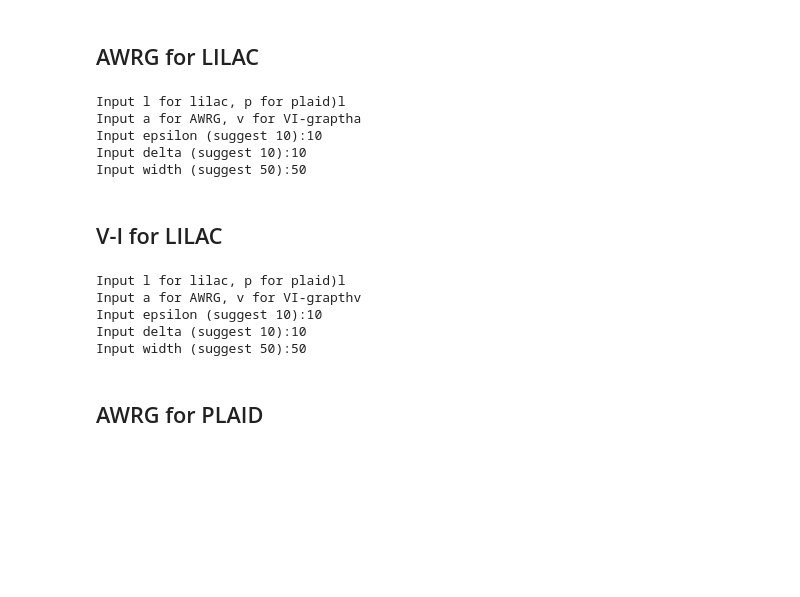
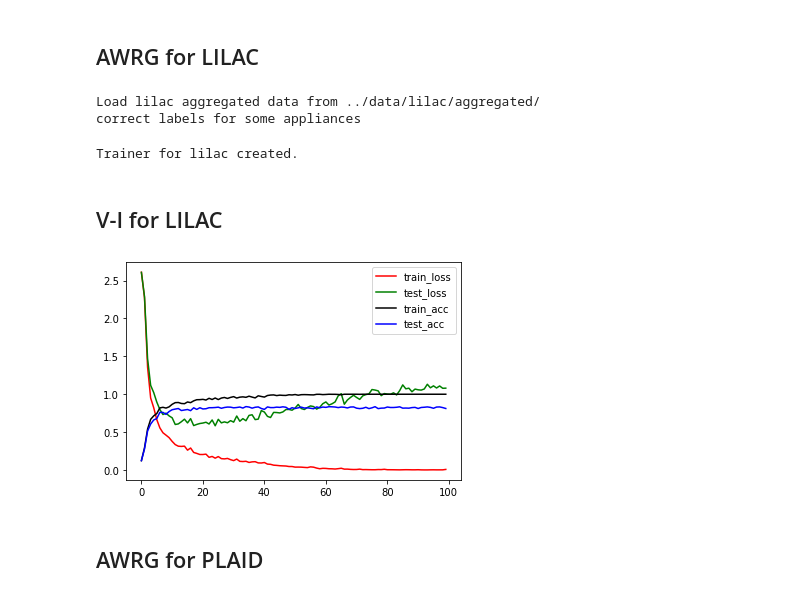
Before and after one commit to qypalice/AWRG4NILM, a Jupyter notebook: notebook/Replication.ipynb, the cells around one changed output. Cells and saved outputs as stored; diff of their text form; code cells hidden in the pictures; blank space fills up the shorter version.

```diff
--- a/notebook/Replication.ipynb
+++ b/notebook/Replication.ipynb
@@ -2,24 +2,28 @@
 import sys
 sys.path.append('../src/')
 from train import *
+
+model_name = 'CNN'
+eps = 10
+delta = 10
+width = 50
+batch_size = 16
 # %% [markdown]
 ## AWRG for LILAC
 # %%
-# get_user_inputs()
-dataset, image_type, eps, delta, width = get_user_inputs()
+dataset = 'lilac'
+image_type = 'adaptive'
 
 # create_trainer()
 batch_size = 16
-num_class, trainer = create_trainer(dataset=dataset, image_type=image_type, multi_dimension=True, batch_size=batch_size,
+num_class, trainer = create_trainer(dataset=dataset, image_type=image_type, model_name=model_name, multi_dimension=True, batch_size=batch_size,
                                     width=width, eps=eps, delta=delta)
 
 # train_the_model()
 epochs = 100
-checkpoint_al, file_name_al = train_the_model(trainer, dataset, image_type, epochs, width, multi_dimension=True)
+checkpoint_al, file_name_al = train_the_model(trainer, dataset, image_type, model_name, epochs, width, multi_dimension=True)
 # %% [output]
-Input l for lilac, p for plaid)l
-Input a for AWRG, v for VI-graptha
-Input epsilon (suggest 10):10
-Input delta (suggest 10):10
-Input width (suggest 50):50
+Load lilac aggregated data from ../data/lilac/aggregated/
+correct labels for some appliances
+Trainer for lilac created.
 # %%
@@ -28,20 +33,20 @@ test_the_model(trainer, num_class, checkpoint_al, file_name_al)
 # %% [markdown]
 ## V-I for LILAC
 # %%
-# get_user_inputs()
-dataset, image_type, eps, delta, width = get_user_inputs()
+dataset = 'lilac'
+image_type = 'vi'
 
 # create_trainer()
 batch_size = 16
-num_class, trainer = create_trainer(dataset=dataset, image_type=image_type, multi_dimension=True, batch_size=batch_size,
+num_class, trainer = create_trainer(dataset=dataset, image_type=image_type, model_name=model_name, multi_dimension=True, batch_size=batch_size,
                                     width=width, eps=eps, delta=delta)
 
 # train_the_model()
 epochs = 100
-checkpoint_vl, file_name_vl = train_the_model(trainer, dataset, image_type, epochs, width, multi_dimension=True)
+checkpoint_vl, file_name_vl = train_the_model(trainer, dataset, image_type, model_name, epochs, width, multi_dimension=True)
+plot_learning_curve(file_name_vl)
+
+# test_the_model()
+test_the_model(trainer, num_class, checkpoint_vl, file_name_vl)
 # %% [output]
-Input l for lilac, p for plaid)l
-Input a for AWRG, v for VI-grapthv
-Input epsilon (suggest 10):10
-Input delta (suggest 10):10
-Input width (suggest 50):50
+[figure, added]
```
Also changed, not shown: parts of 7 cells of this notebook, 53 other files.
